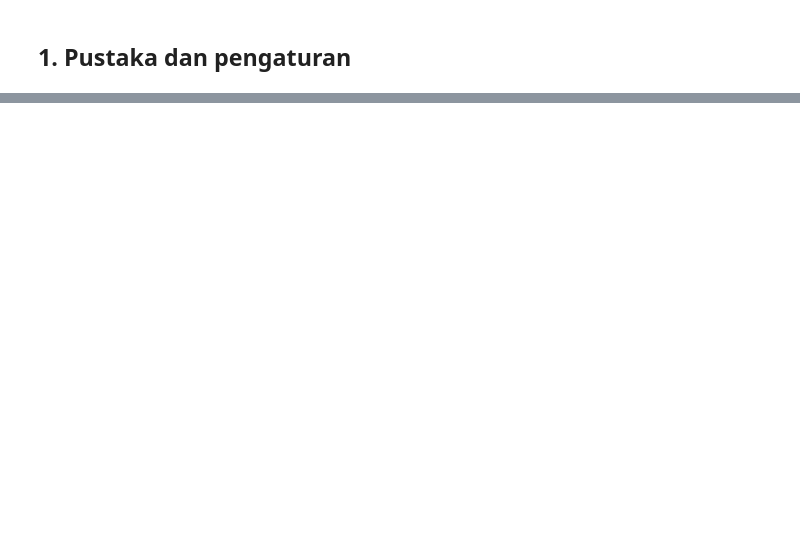
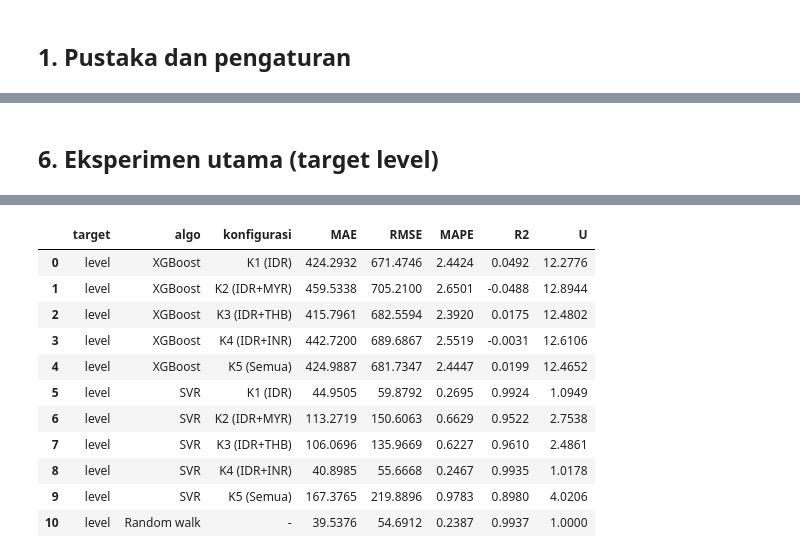
Before and after one commit to YosiaCoKR/bussines-exam, a Jupyter notebook: code.ipynb, the cells around one changed output, grey strips where cells are left out. Drawn from its saved outputs; the diff is of its cells as text; code cells hidden in the pictures; blank space fills up the shorter version.

```diff
--- a/code.ipynb
+++ b/code.ipynb
@@ -488,15 +17,0 @@ Korelasi return antarhari pada Investing.com dan ECB. Pola satu arah menandakan
-# %%
-baris = []
-for nama, d in [("Investing", muat("Investing") if SUMBER == "Investing" else None), ("ECB", load_ecb().dropna())]:
-    if d is None:
-        continue
-    r = np.log(d).diff().dropna()
-    for c in CUR[1:]:
-        baris.append({"sumber": nama, "mata_uang": c, "sama": r.IDR.corr(r[c]), "lain_ke_idr": r.IDR.corr(r[c].shift(1)),
-                      "idr_ke_lain": r[c].corr(r.IDR.shift(1))})
-    print(nama, "return nol", (r == 0).sum().to_dict())
-pd.DataFrame(baris).to_csv("hasil/korelasi_antarhari.csv", index=False)
-if SUMBER == "Investing":
-    a, b = np.log(muat("Investing")).diff().IDR, np.log(load_ecb()).diff().IDR
-    print("IDR Investing vs ECB hari sama", round(a.corr(b), 3), "ECB kemarin", round(a.corr(b.shift(1)), 3))
-pd.DataFrame(baris).round(3)
@@ -1016,0 +330,46 @@ tersimpan ../Artikel_Prediksi_Kurs_Rupiah_Kelompok2.docx
+# %% [markdown]
+## 6. Eksperimen utama (target level)
+# %%
+h = run(df)
+res, preds, params, y, te, tr = h.res, h.preds, h.params, h.y, h.te, h.tr
+
+res.to_csv("hasil/hasil_utama.csv", index=False)
+json.dump(params, open("hasil/parameter_terpilih.json", "w"), indent=1)
+pd.DataFrame({"tanggal": te, "aktual": y, **preds}).to_csv(
+    "hasil/prediksi.csv", index=False
+)
+
+ytr = df[TARGET].loc[tr]
+info = {
+    "n": len(df),
+    "start": str(df.index[0].date()),
+    "end": str(df.index[-1].date()),
+    "n_latih": len(tr),
+    "n_uji": len(te),
+    "akhir_latih": str(tr[-1].date()),
+    "mulai_uji": str(te[0].date()),
+    "target": TARGET,
+    "prediktor": PREDIKTOR,
+    "lags": LAGS,
+    "frac": FRAC,
+    "latih_min": float(ytr.min()),
+    "latih_maks": float(ytr.max()),
+    "uji_min": float(y.min()),
+    "uji_maks": float(y.max()),
+    "porsi_uji_di_luar_rentang_latih": float(
+        np.mean((y < ytr.min()) | (y > ytr.max()))
+    ),
+}
+json.dump(info, open("hasil/info.json", "w"), indent=1, default=float)
+print(json.dumps(info, indent=1, default=float), "\n")
+
+print("Terbaik per algoritma menurut RMSE:")
+print(
+    res[res.algo != "Random walk"]
+    .loc[lambda t: t.groupby("algo").RMSE.idxmin()]
+    .round(4)
+    .to_string(index=False),
+    "\n",
+)
+res.round(4)
+# %% [output]
@@ -1016,0 +393,12 @@ tersimpan ../Artikel_Prediksi_Kurs_Rupiah_Kelompok2.docx
+|  | target | algo | konfigurasi | MAE | RMSE | MAPE | R2 | U |
+| 0 | level | XGBoost | K1 (IDR) | 424.2932 | 671.4746 | 2.4424 | 0.0492 | 12.2776 |
+| 1 | level | XGBoost | K2 (IDR+MYR) | 459.5338 | 705.2100 | 2.6501 | -0.0488 | 12.8944 |
+| 2 | level | XGBoost | K3 (IDR+THB) | 415.7961 | 682.5594 | 2.3920 | 0.0175 | 12.4802 |
+| 3 | level | XGBoost | K4 (IDR+INR) | 442.7200 | 689.6867 | 2.5519 | -0.0031 | 12.6106 |
+| 4 | level | XGBoost | K5 (Semua) | 424.9887 | 681.7347 | 2.4447 | 0.0199 | 12.4652 |
+| 5 | level | SVR | K1 (IDR) | 44.9505 | 59.8792 | 0.2695 | 0.9924 | 1.0949 |
+| 6 | level | SVR | K2 (IDR+MYR) | 113.2719 | 150.6063 | 0.6629 | 0.9522 | 2.7538 |
+| 7 | level | SVR | K3 (IDR+THB) | 106.0696 | 135.9669 | 0.6227 | 0.9610 | 2.4861 |
+| 8 | level | SVR | K4 (IDR+INR) | 40.8985 | 55.6668 | 0.2467 | 0.9935 | 1.0178 |
+| 9 | level | SVR | K5 (Semua) | 167.3765 | 219.8896 | 0.9783 | 0.8980 | 4.0206 |
+| 10 | level | Random walk | - | 39.5376 | 54.6912 | 0.2387 | 0.9937 | 1.0000 |
```
Also changed, not shown: parts of 45 cells of this notebook, 20 other files.
